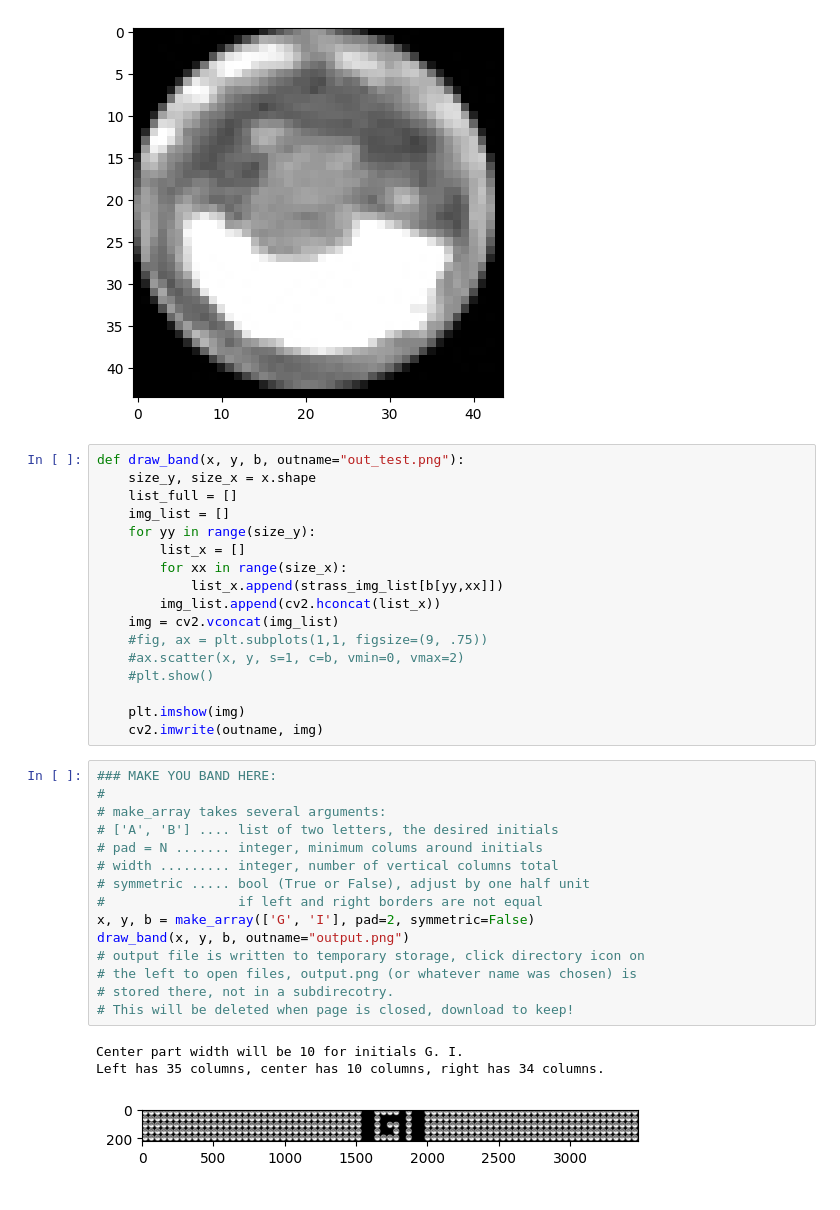
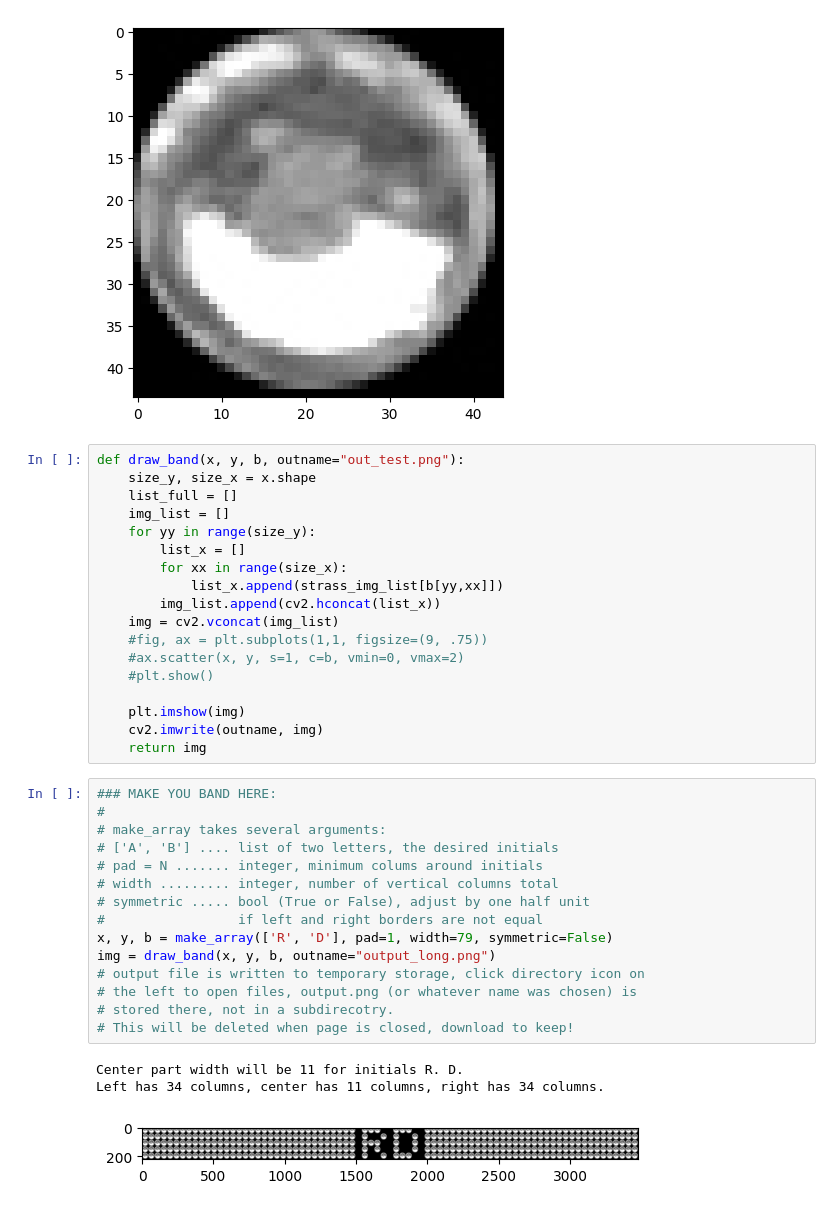
Before and after one commit to baeldin/strass_preview_generator, a Jupyter notebook: strass_band_generator.ipynb, the cells around one changed output. Cells and saved outputs as stored; diff of their text form.

```diff
--- a/strass_band_generator.ipynb
+++ b/strass_band_generator.ipynb
@@ -312,22 +312,23 @@ def draw_band(x, y, b, outname="out_test.png"):
 
     plt.imshow(img)
     cv2.imwrite(outname, img)
+    return img
 # %%
 ### MAKE YOU BAND HERE:
 #
 # make_array takes several arguments:
 # ['A', 'B'] .... list of two letters, the desired initials
 # pad = N ....... integer, minimum colums around initials
 # width ......... integer, number of vertical columns total
 # symmetric ..... bool (True or False), adjust by one half unit
 #                 if left and right borders are not equal
-x, y, b = make_array(['G', 'I'], pad=2, symmetric=False)
-draw_band(x, y, b, outname="output.png")
+x, y, b = make_array(['R', 'D'], pad=1, width=79, symmetric=False)
+img = draw_band(x, y, b, outname="output_long.png")
 # output file is written to temporary storage, click directory icon on
 # the left to open files, output.png (or whatever name was chosen) is
 # stored there, not in a subdirecotry.
 # This will be deleted when page is closed, download to keep!
 # %% [output]
-Center part width will be 10 for initials G. I.
-Left has 35 columns, center has 10 columns, right has 34 columns.
+Center part width will be 11 for initials R. D.
+Left has 34 columns, center has 11 columns, right has 34 columns.
-[figure, old version]
+[figure, new version]
```
Also changed, not shown: parts of 1 cell of this notebook.
